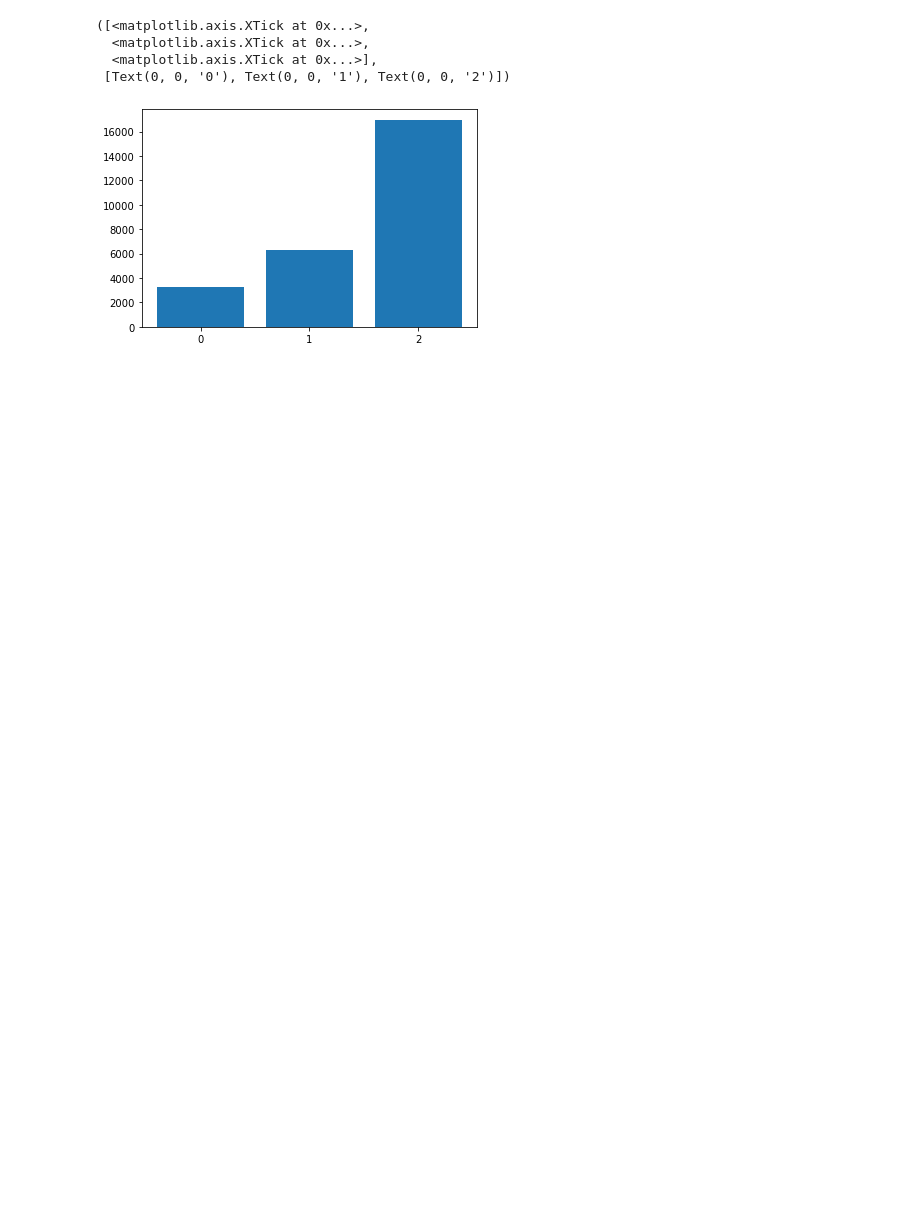
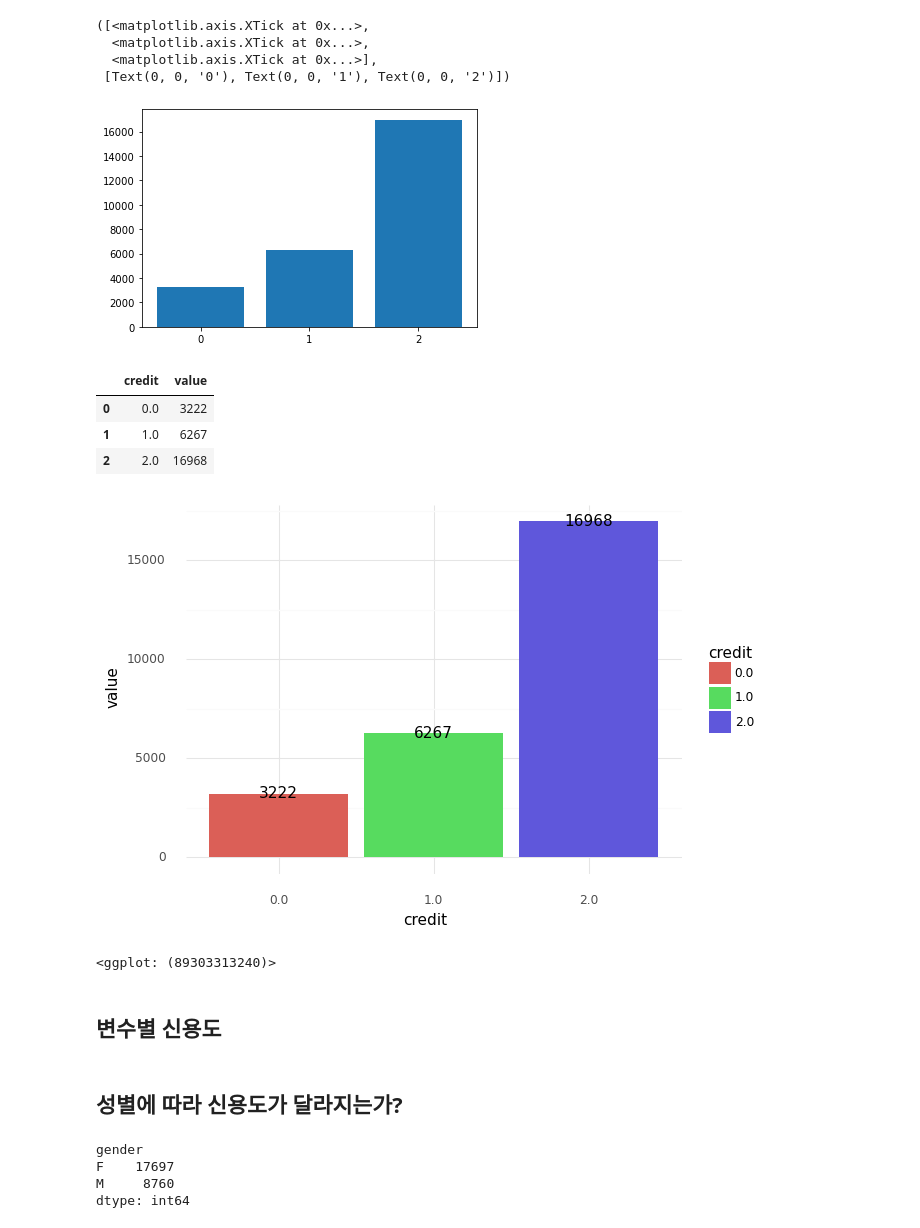
Before and after one commit to dykim-stat/code_monkey_competition, a Jupyter notebook: 1. 신용카드 사용자 연체 예측 AI 경진대회/1. 입문자의 투박한 EDA.ipynb, the cells around one changed output. Saved outputs shown, nothing was run; the diff lists cells and outputs as text; code cells hidden in the pictures; blank space fills up the shorter version.

```diff
--- a/1. 신용카드 사용자 연체 예측 AI 경진대회/1. 입문자의 투박한 EDA.ipynb
+++ b/1. 신용카드 사용자 연체 예측 AI 경진대회/1. 입문자의 투박한 EDA.ipynb
@@ -85,0 +94,28 @@ plt.xticks(np.unique(dat.credit),['0','1','2'])
+# %%
+dat1 = dat.groupby(['credit']).size().reset_index()
+
+dat1.columns = ['credit', 'value']
+dat1['credit'] = [str(a) for a in dat_g['credit']]
+dat1
+# %% [output]
+|  | credit | value |
+| 0 | 0.0 | 3222 |
+| 1 | 1.0 | 6267 |
+| 2 | 2.0 | 16968 |
+# %%
+(ggplot(data=dat1, mapping=aes(x='credit',y='value', fill='credit'))
++ geom_col() + theme_minimal()+geom_text(mapping=aes(label='value')) )
+# %% [output]
+[figure, added]
+<ggplot: (89303313240)>
+# %% [markdown]
+## 변수별 신용도
+# %% [markdown]
+## 성별에 따라 신용도가 달라지는가?
+# %%
+dat.groupby('gender').size()
+# %% [output]
+gender
+F    17697
+M     8760
+dtype: int64
```
Also changed, not shown: parts of 10 cells of this notebook.
